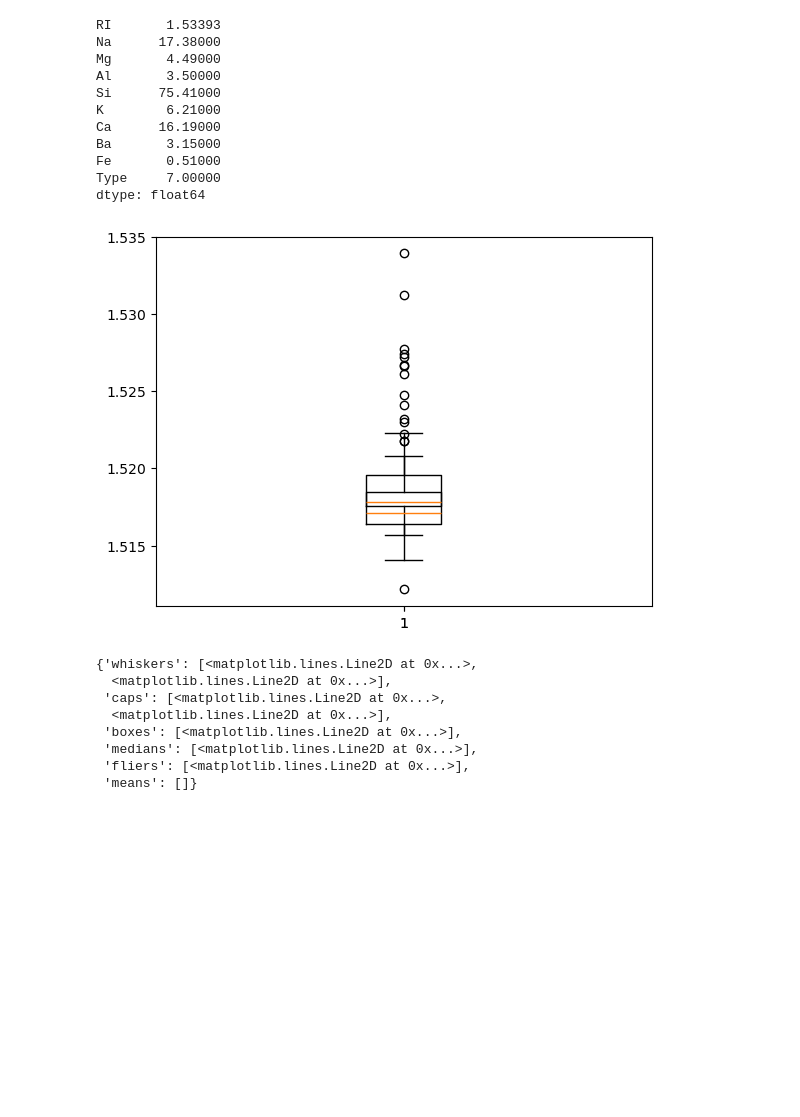
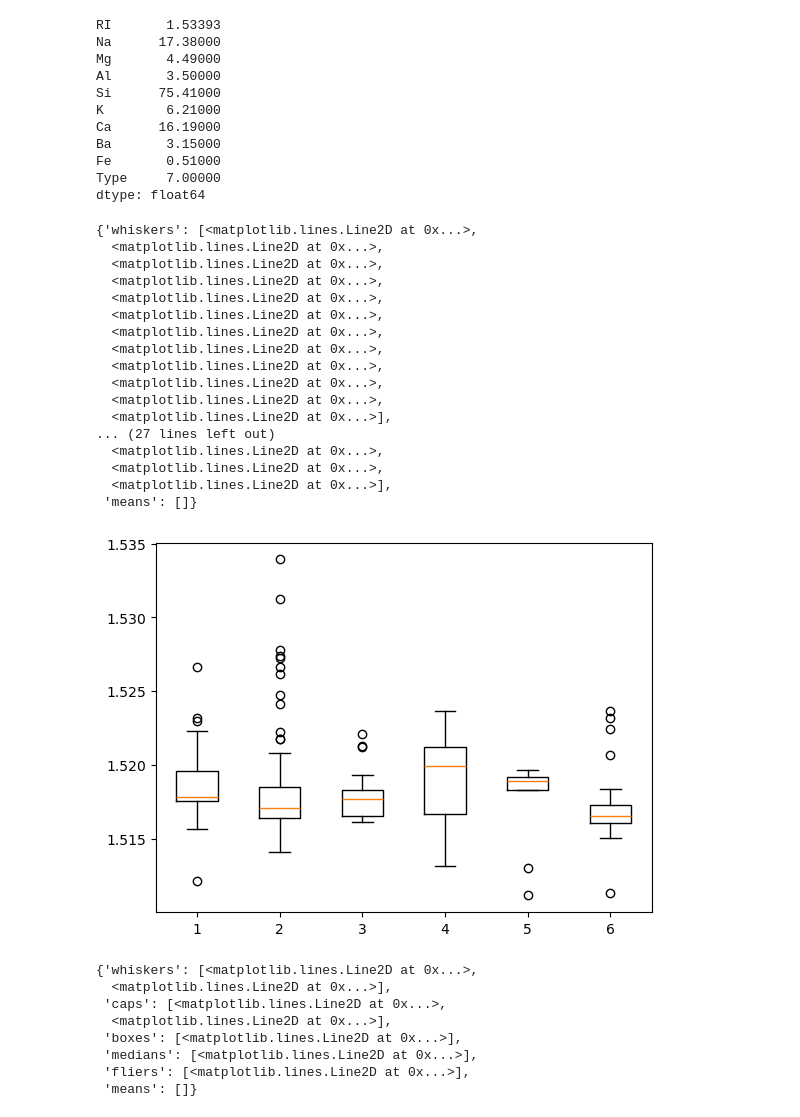
Before and after one commit to Astro0re/Data, a Jupyter notebook: Glass/Glass_Notebook.ipynb, the cells around one changed output. Drawn from its saved outputs; the diff is of its cells as text; code cells hidden in the pictures; blank space fills up the shorter version.

```diff
--- a/Glass/Glass_Notebook.ipynb
+++ b/Glass/Glass_Notebook.ipynb
@@ -110,9 +110,26 @@ Fe       0.51000
 Type     7.00000
 dtype: float64
 # %%
-mat.boxplot(ty_1['RI'])
+mat.boxplot([ty_1['RI'],ty_2['RI'],ty_3['RI'],ty_5['RI'],ty_6['RI'],ty_7['RI']])
 # %% [output]
+{'whiskers': [<matplotlib.lines.Line2D at 0x...>,
+  <matplotlib.lines.Line2D at 0x...>,
+  <matplotlib.lines.Line2D at 0x...>,
+  <matplotlib.lines.Line2D at 0x...>,
+  <matplotlib.lines.Line2D at 0x...>,
+  <matplotlib.lines.Line2D at 0x...>,
+  <matplotlib.lines.Line2D at 0x...>,
+  <matplotlib.lines.Line2D at 0x...>,
+  <matplotlib.lines.Line2D at 0x...>,
+  <matplotlib.lines.Line2D at 0x...>,
+  <matplotlib.lines.Line2D at 0x...>,
+  <matplotlib.lines.Line2D at 0x...>],
+... (27 lines left out)
+  <matplotlib.lines.Line2D at 0x...>,
+  <matplotlib.lines.Line2D at 0x...>,
+  <matplotlib.lines.Line2D at 0x...>],
+ 'means': []}
-[figure, old version]
+[figure, new version]
 # %%
 mat.boxplot(glass['RI'])
 # %% [output]
```
